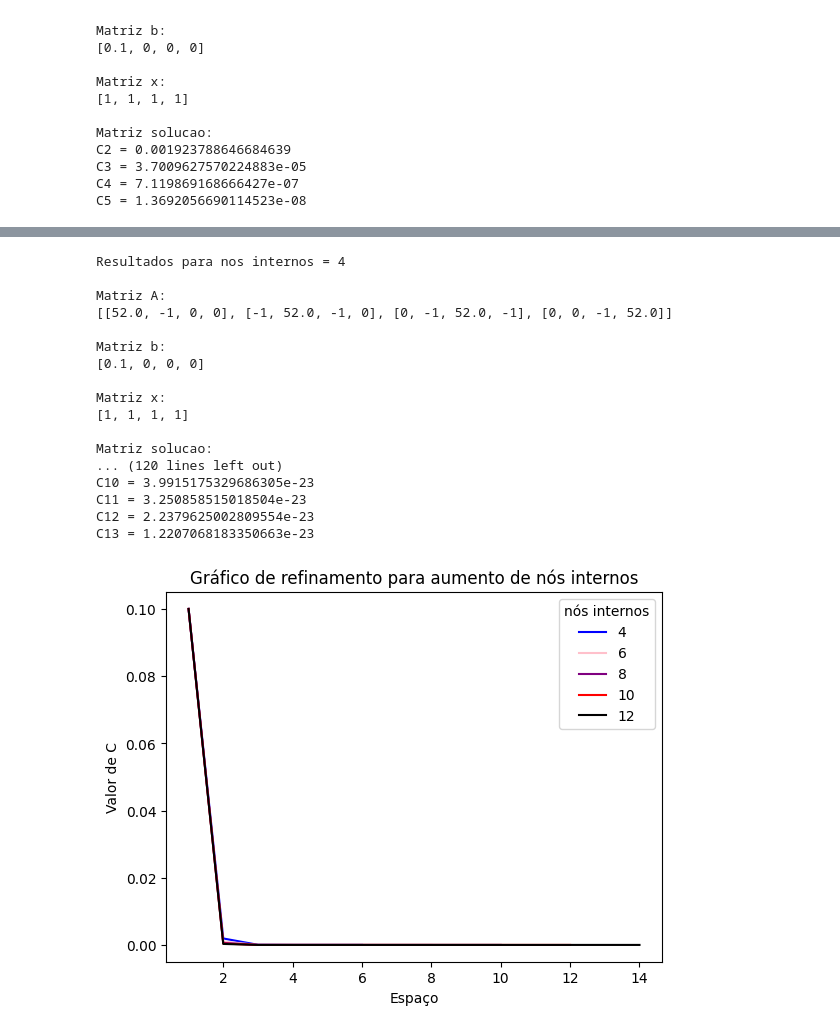
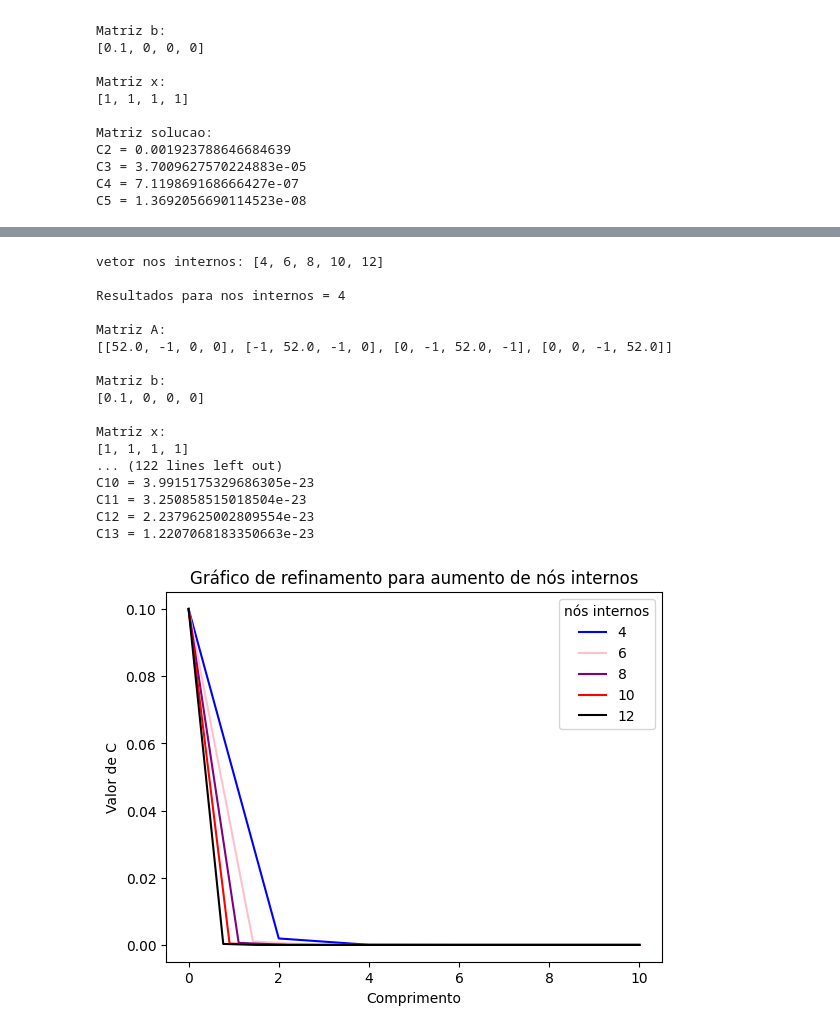
Before and after one commit to gusdiaso/metodosNumEqDiferenciais, a Jupyter notebook: Sistema_PVC.ipynb, the cells around one changed output, grey strips where cells are left out. Saved outputs shown, nothing was run; the diff lists cells and outputs as text; code cells hidden in the pictures.

```diff
--- a/Sistema_PVC.ipynb
+++ b/Sistema_PVC.ipynb
@@ -105,21 +107,25 @@ C5 = 1.3692056690114523e-08
 # %%
 import matplotlib.pyplot as plt
 
-vetor_x = []
-z=1
+vetor_comprimento = [0]
+z = 0
 
-while(z <= nos_internos+2):
-    vetor_x.append(z)
-    z+=1
+while z < nos_internos + 1:
+    vetor_comprimento.append(vetor_comprimento[z] + (espaço_interno(nos_internos)))
+    z += 1
+
+print("vetor_comprimento", vetor_comprimento)
+
 
 def grafico_PVC():
 
-    plt.title('Gráfico dos valores de C com variação do espaço')
-    plt.plot(vetor_x, resultadoPVC, color='red', label='C')
+    plt.title("Gráfico dos valores de C com variação do comprimento")
+    plt.plot(vetor_comprimento, resultadoPVC, color="red", label="C")
     plt.legend()
-    plt.xlabel("Espaço")
+    plt.xlabel("Comprimento")
     plt.ylabel("Valor de C")
     plt.show()
 
+
 grafico_PVC()
 # %% [output]
@@ -127,53 +134,55 @@ grafico_PVC()
 # %%
 def refinamento():
     vetor_nos_internos = [nos_internos]
 
-    for i in range (0,4):
-        vetor_nos_internos.append(vetor_nos_internos[i]+2)
+    for i in range(0, 4):
+        vetor_nos_internos.append(vetor_nos_internos[i] + 2)
 
+    print("vetor nos internos:", vetor_nos_internos)
 
-    ######## AREA GRAFICO ##########
-
-    for i in range (0,5):
-        z=1
-        vetor_x = []
-        while(z <= vetor_nos_internos[i]+2):
-            vetor_x.append(z)
-            z+=1
-        cor = ['blue', 'pink', 'purple', 'red', 'black']
+    for i in range(0, 5):
+        vetor_comprimento = [0]
+        z = 0
+        while z < vetor_nos_internos[i] + 1:
+            vetor_comprimento.append(
+                vetor_comprimento[z] + (espaço_interno(vetor_nos_internos[i]))
+            )
+            z += 1
+        cor = ["blue", "pink", "purple", "red", "black"]
         print("\nResultados para nos internos = {}".format(vetor_nos_internos[i]))
         resultados_PVC = sistema_pvc(vetor_nos_internos[i], alpha, beta)
-        plt.title('Gráfico dos valores de C com variação do espaço')
-        plt.plot(vetor_x, resultados_PVC, color=cor[i], label=vetor_nos_internos[i])
+        plt.title("Gráfico dos valores de C com variação do comprimento")
+        plt.plot(
+            vetor_comprimento, resultados_PVC, color=cor[i], label=vetor_nos_internos[i]
+        )
         plt.legend(title="nós internos")
-        plt.xlabel("Espaço")
+        plt.xlabel("Comprimento")
         plt.ylabel("Valor de C")
 
-
-    plt.title('Gráfico de refinamento para aumento de nós internos')
+    plt.title("Gráfico de refinamento para aumento de nós internos")
     plt.show()
 
 
 refinamento()
 # %% [output]
+vetor nos internos: [4, 6, 8, 10, 12]
+
 Resultados para nos internos = 4
 
 Matriz A:
 [[52.0, -1, 0, 0], [-1, 52.0, -1, 0], [0, -1, 52.0, -1], [0, 0, -1, 52.0]]
 
 Matriz b:
 [0.1, 0, 0, 0]
 
 Matriz x:
 [1, 1, 1, 1]
-
-Matriz solucao:
-... (120 lines left out)
+... (122 lines left out)
 C10 = 3.9915175329686305e-23
 C11 = 3.250858515018504e-23
 C12 = 2.2379625002809554e-23
 C13 = 1.2207068183350663e-23
-[figure, old version]
+[figure, new version]
 # %%
 def sensibilidade():
 
```
Also changed, not shown: parts of 3 cells of this notebook, 1 other file.
